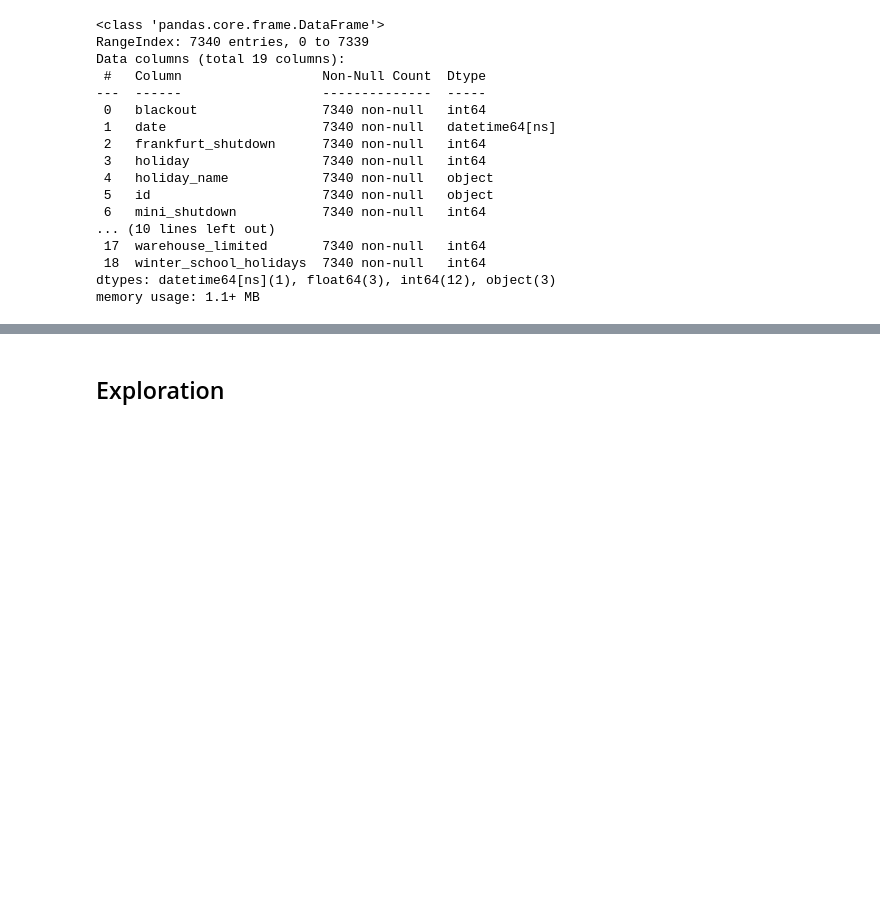
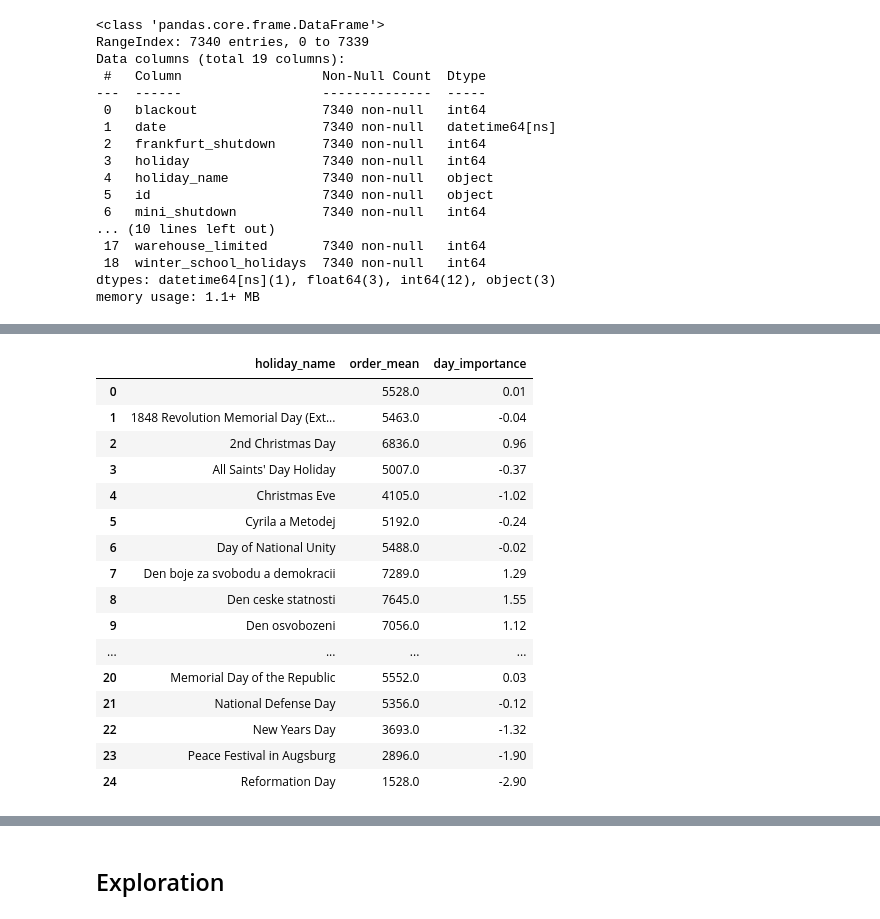
Before and after one commit to notfakearcher/julian, a Jupyter notebook: 04_projects/orders_forecasting/code/orders_forcasting.ipynb, the cells around one changed output, grey strips where cells are left out. Cells and saved outputs as stored; diff of their text form; code cells hidden in the pictures; blank space fills up the shorter version.

```diff
--- a/04_projects/orders_forecasting/code/orders_forcasting.ipynb
+++ b/04_projects/orders_forecasting/code/orders_forcasting.ipynb
@@ -280 +281,10 @@ df_all.sample(5)
 5 rows × 31 columns
+# %%
+df_holiday_orders = (
+  df_all
+  .groupby('holiday_name')
+  .aggregate(
+    order_mean = ('orders', 'mean')
+  )
+).reset_index().round(0)
+df_holiday_orders
@@ -280,0 +309,22 @@ df_all.sample(5)
+# %%
+# create new column for importance of day and give a weight
+df_holiday_orders['day_importance'] = zscore(df_holiday_orders['order_mean']).round(2)
+df_holiday_orders
+# %% [output]
+|  | holiday_name | order_mean | day_importance |
+| 0 |  | 5528.0 | 0.01 |
+| 1 | 1848 Revolution Memorial Day (Ext... | 5463.0 | -0.04 |
+| 2 | 2nd Christmas Day | 6836.0 | 0.96 |
+| 3 | All Saints' Day Holiday | 5007.0 | -0.37 |
+| 4 | Christmas Eve | 4105.0 | -1.02 |
+| 5 | Cyrila a Metodej | 5192.0 | -0.24 |
+| 6 | Day of National Unity | 5488.0 | -0.02 |
+| 7 | Den boje za svobodu a demokracii | 7289.0 | 1.29 |
+| 8 | Den ceske statnosti | 7645.0 | 1.55 |
+| 9 | Den osvobozeni | 7056.0 | 1.12 |
+| ... | ... | ... | ... |
+| 20 | Memorial Day of the Republic | 5552.0 | 0.03 |
+| 21 | National Defense Day | 5356.0 | -0.12 |
+| 22 | New Years Day | 3693.0 | -1.32 |
+| 23 | Peace Festival in Augsburg | 2896.0 | -1.90 |
+| 24 | Reformation Day | 1528.0 | -2.90 |
```
Also changed, not shown: parts of 24 cells of this notebook, 5 other files.
